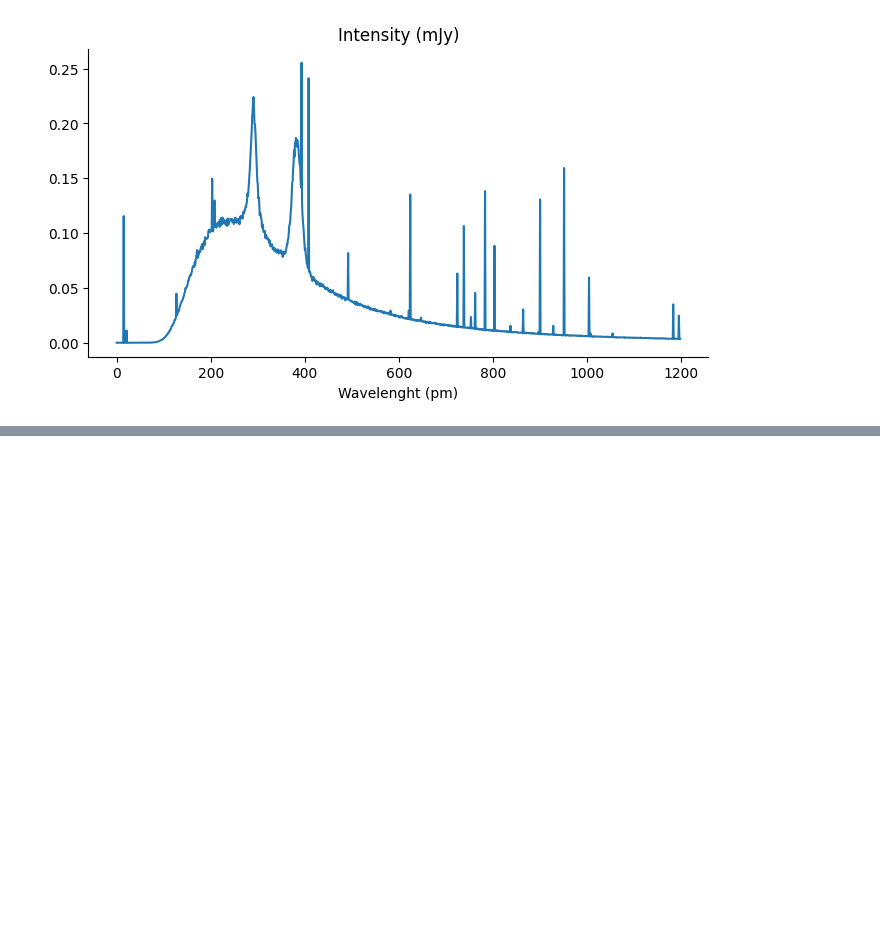
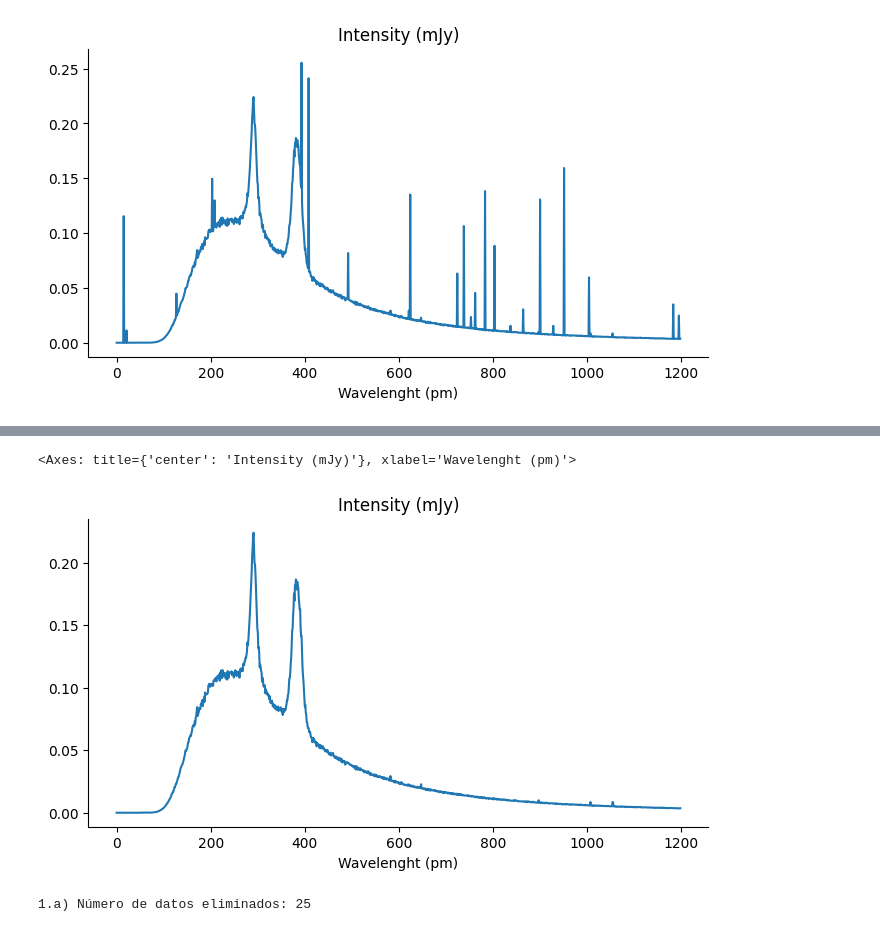
Before and after one commit to juand4g/MetodosComputacionales2-G02, a Jupyter notebook: T1.ipynb, the cells around one changed output, grey strips where cells are left out. Drawn from its saved outputs; the diff is of its cells as text; code cells hidden in the pictures; blank space fills up the shorter version.

Commit message:
Datos limpios. Borrando radiación de frenado

```diff
--- a/T1.ipynb
+++ b/T1.ipynb
@@ -30,0 +75,14 @@ graph1
+# %%
+data3 = data2.copy()
+k = 0
+tol2 = 1.0
+while (not (100 < k < 500)) and (k < n-1):
+  intensity = data2["Intensity (mJy)"][k]
+  intensity_next = data2["Intensity (mJy)"][k+1]
+  dx = abs(intensity - intensity_next)
+  if dx > tol2*prom_dx:
+    data2["Intensity (mJy)"][k+1] = intensity
+    n_eliminados += 1
+  k+=1
+  if k == 100:
+    k = 501
@@ -30,0 +100,11 @@ graph1
+# %%
+graph3 = data2['Intensity (mJy)'].plot(kind='line', figsize=(8, 4), title='Intensity (mJy)', xlabel="Wavelenght (pm)")
+plt.gca().spines[['top', 'right']].set_visible(False)
+graph3
+# %% [output]
+<Axes: title={'center': 'Intensity (mJy)'}, xlabel='Wavelenght (pm)'>
+[figure, added]
+# %%
+print(f'1.a) Número de datos eliminados: {n_eliminados}')
+# %% [output]
+1.a) Número de datos eliminados: 25
```
Also changed, not shown: parts of 11 cells of this notebook.
